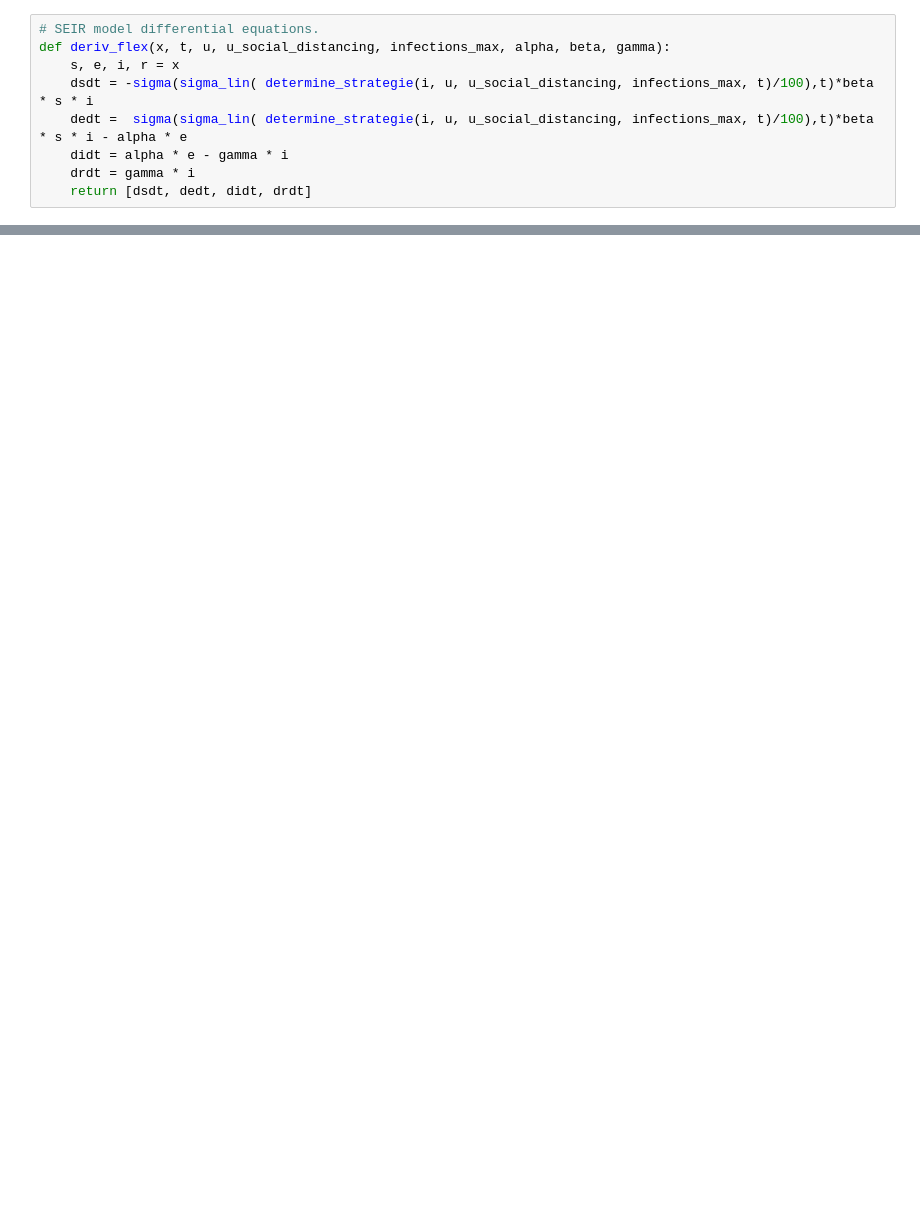
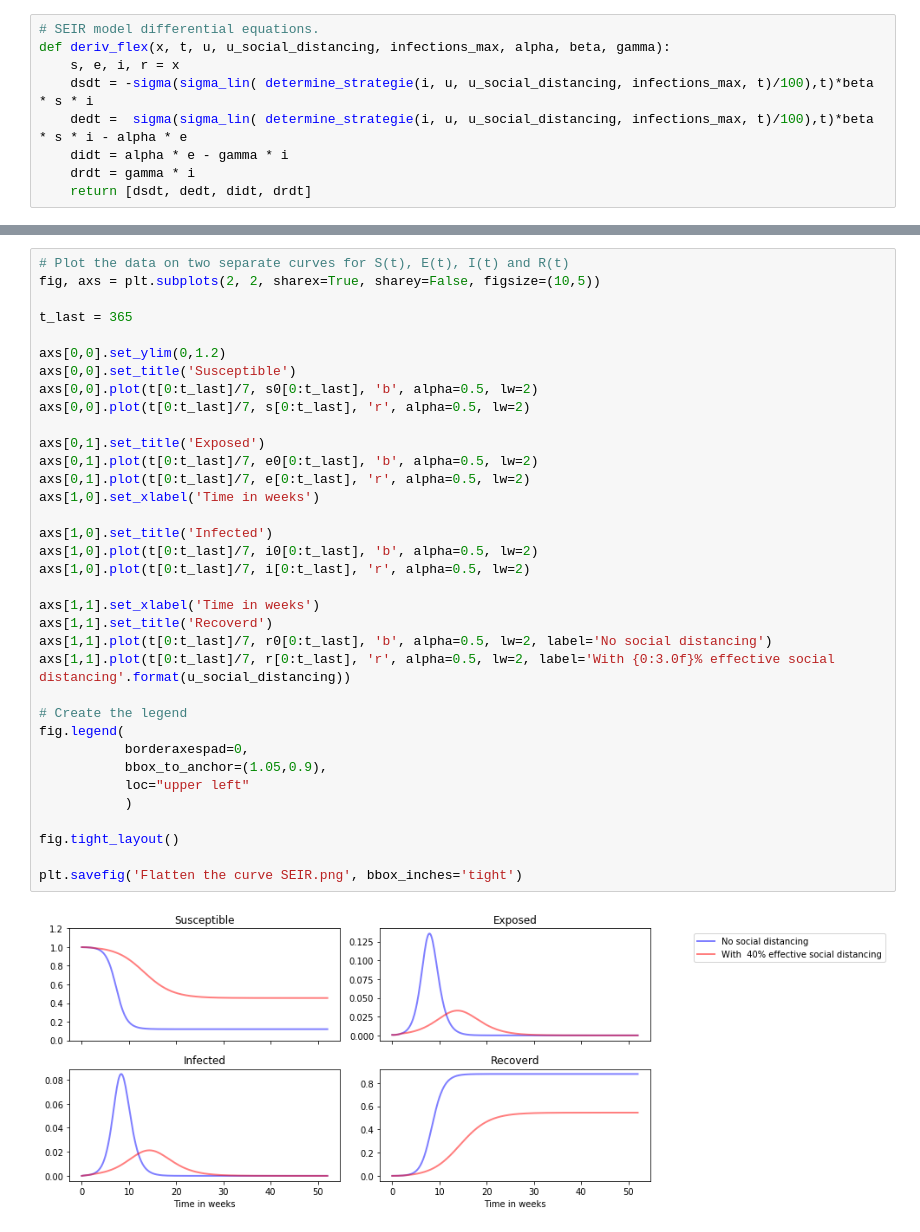
Before and after one commit to ankit001mittal/ModellingSimulation, a Jupyter notebook: SEIR_Model_With_Sigma_function_flexibel_interventions.ipynb, the cells around one changed output, grey strips where cells are left out. Cells and saved outputs as stored; diff of their text form; blank space fills up the shorter version.

```diff
--- a/SEIR_Model_With_Sigma_function_flexibel_interventions.ipynb
+++ b/SEIR_Model_With_Sigma_function_flexibel_interventions.ipynb
@@ -147,0 +199,37 @@ plt.tight_layout()
+# %%
+# Plot the data on two separate curves for S(t), E(t), I(t) and R(t)
+fig, axs = plt.subplots(2, 2, sharex=True, sharey=False, figsize=(10,5))
+
+t_last = 365
+
+axs[0,0].set_ylim(0,1.2)
+axs[0,0].set_title('Susceptible')
+axs[0,0].plot(t[0:t_last]/7, s0[0:t_last], 'b', alpha=0.5, lw=2)
+axs[0,0].plot(t[0:t_last]/7, s[0:t_last], 'r', alpha=0.5, lw=2)
+
+axs[0,1].set_title('Exposed')
+axs[0,1].plot(t[0:t_last]/7, e0[0:t_last], 'b', alpha=0.5, lw=2)
+axs[0,1].plot(t[0:t_last]/7, e[0:t_last], 'r', alpha=0.5, lw=2)
+axs[1,0].set_xlabel('Time in weeks')
+
+axs[1,0].set_title('Infected')
+axs[1,0].plot(t[0:t_last]/7, i0[0:t_last], 'b', alpha=0.5, lw=2)
+axs[1,0].plot(t[0:t_last]/7, i[0:t_last], 'r', alpha=0.5, lw=2)
+
+axs[1,1].set_xlabel('Time in weeks')
+axs[1,1].set_title('Recoverd')
+axs[1,1].plot(t[0:t_last]/7, r0[0:t_last], 'b', alpha=0.5, lw=2, label='No social distancing')
+axs[1,1].plot(t[0:t_last]/7, r[0:t_last], 'r', alpha=0.5, lw=2, label='With {0:3.0f}% effective social distancing'.format(u_social_distancing))
+
+# Create the legend
+fig.legend(
+           borderaxespad=0,
+           bbox_to_anchor=(1.05,0.9),
+           loc="upper left"
+           )
+
+fig.tight_layout()
+
+plt.savefig('Flatten the curve SEIR.png', bbox_inches='tight')
+# %% [output]
+[figure, added]
```
Also changed, not shown: parts of 12 cells of this notebook.
